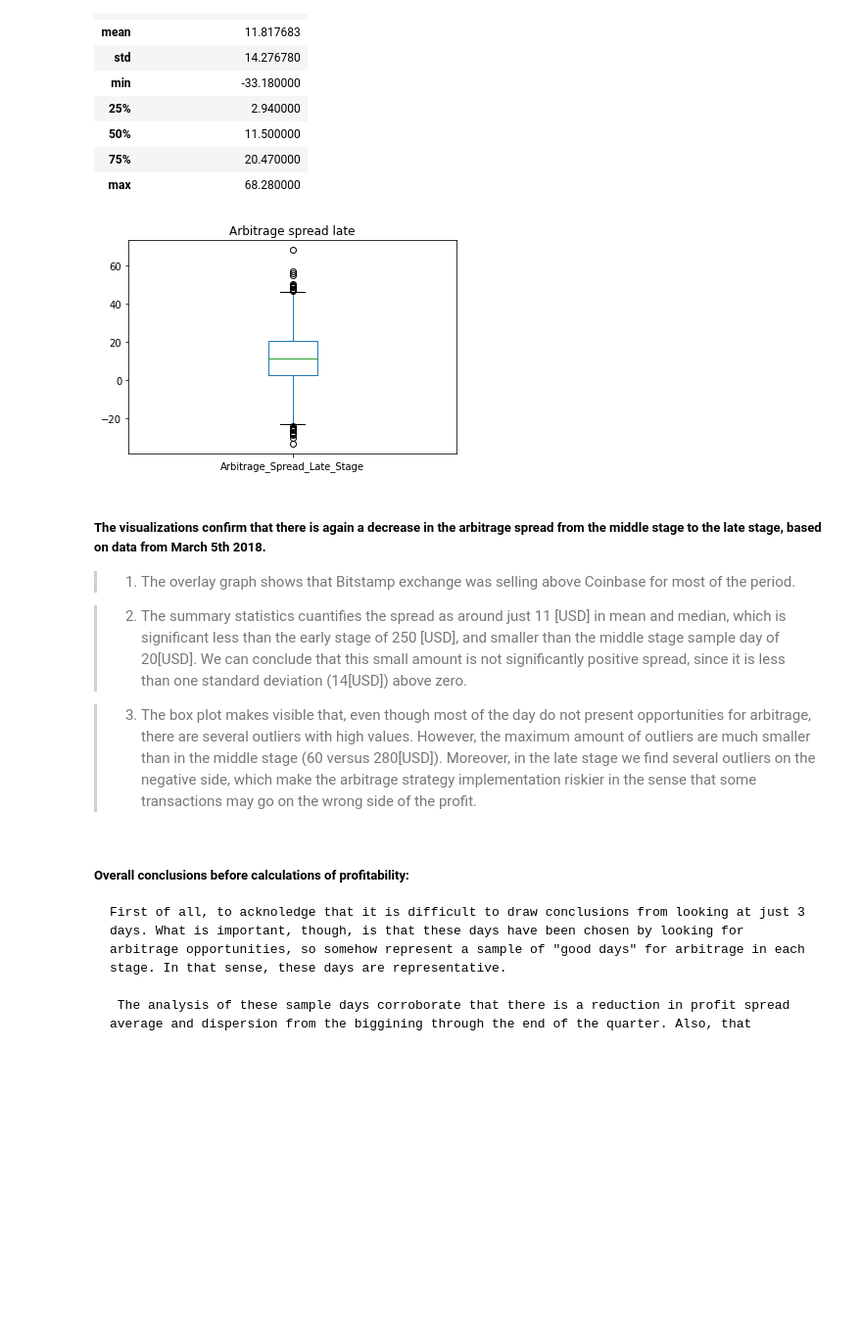
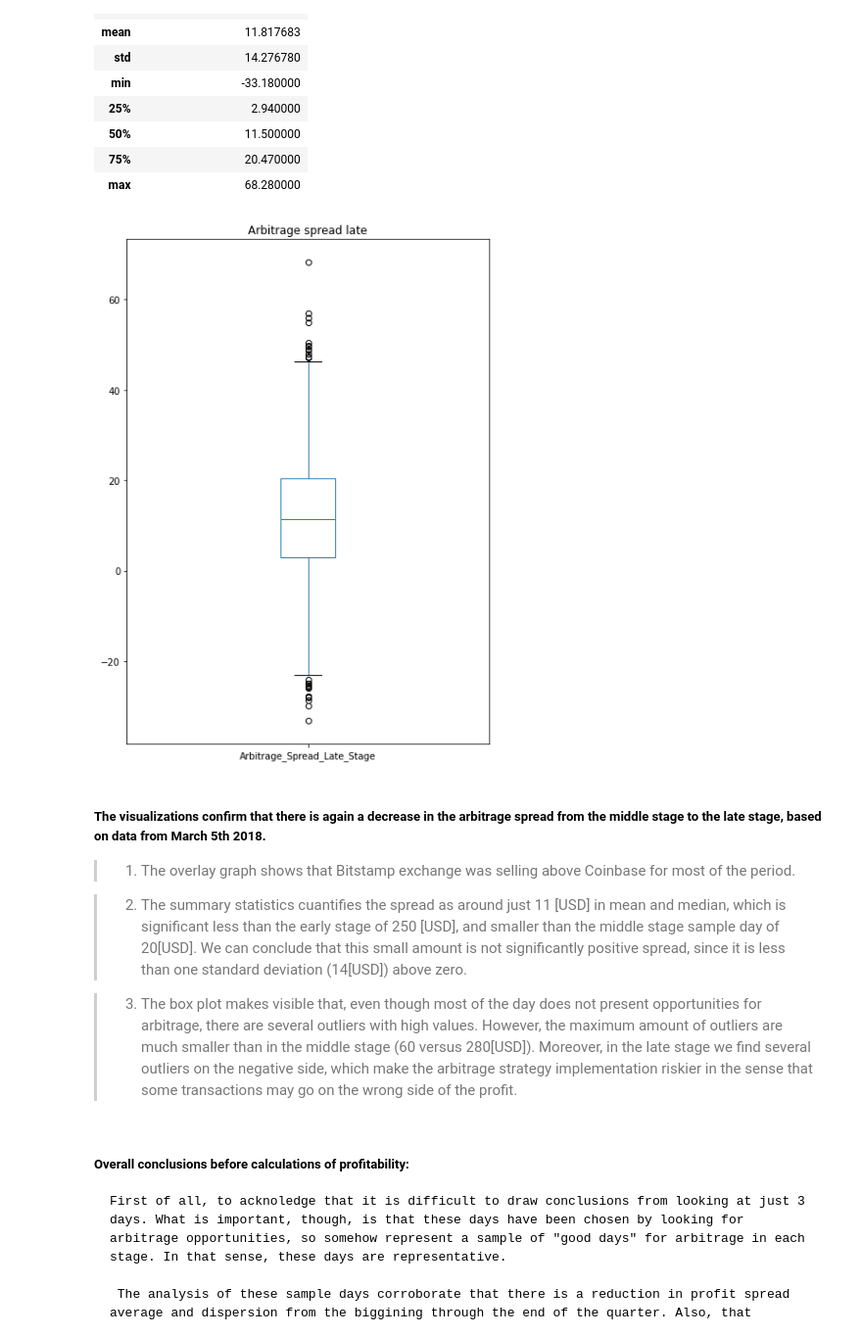
Before and after one commit to paocarvajal1912/Bitcoin_Arbitrage, a Jupyter notebook: Detailed_analisis_crypto_arbitrage.ipynb, the cells around one changed output. Shown at 98% size. Saved outputs shown, nothing was run; the diff lists cells and outputs as text; code cells hidden in the pictures; blank space fills up the shorter version.

```diff
--- a/Detailed_analisis_crypto_arbitrage.ipynb
+++ b/Detailed_analisis_crypto_arbitrage.ipynb
@@ -35,7 +35,12 @@ Steps to follow:
 # The CSV file is located in the Resources folder.
 # Set the index to the column "Date"
 # Set the parse_dates and infer_datetime_format parameters
-bitstamp = pd.read_csv(Path("Resources/bitstamp.csv"), index_col="Timestamp", parse_dates=True, infer_datetime_format=True)
+bitstamp = pd.read_csv(
+    Path("Resources/bitstamp.csv"),
+    index_col="Timestamp",
+    parse_dates=True,
+    infer_datetime_format=True
+)
 # %%
 # Use the head (and/or tail) function to confirm that the data was imported properly.
 bitstamp.head()
@@ -616,9 +734,12 @@ arbitrage_spread_late.describe().to_frame()
 | max | 68.280000 |
 # %%
 # Visualize the arbitrage spread from late in the dataset in a box plot
-arbitrage_spread_late.plot(kind='box', title= "Arbitrage spread late");
+arbitrage_spread_late.plot(
+    kind='box',
+    figsize=(7,10),
+    title= "Arbitrage spread late");
 # %% [output]
-[figure, old version]
+[figure, new version]
 # %% [markdown]
 ##### The visualizations confirm that there is again a decrease in the arbitrage spread from the middle stage to the late stage, based on data from March 5th 2018.
 
@@ -626,7 +747,7 @@ arbitrage_spread_late.plot(kind='box', title= "Arbitrage spread late");
 
 > 2. The summary statistics cuantifies the spread as around just 11 [USD] in mean and median, which is significant less than the early stage of 250 [USD], and smaller than the middle stage sample day of 20[USD]. We can conclude that this small amount is not significantly positive spread, since it is less than one standard deviation (14[USD]) above zero.
 
-> 3. The box plot makes visible that, even though most of the day do not present opportunities for arbitrage, there are several outliers with high values. However, the maximum amount of outliers are much smaller than in the middle stage (60 versus 280[USD]). Moreover, in the late stage we find several outliers on the negative side, which make the arbitrage strategy implementation riskier in the sense that some transactions may go on the wrong side of the profit.
+> 3. The box plot makes visible that, even though most of the day does not present opportunities for arbitrage, there are several outliers with high values. However, the maximum amount of outliers are much smaller than in the middle stage (60 versus 280[USD]). Moreover, in the late stage we find several outliers on the negative side, which make the arbitrage strategy implementation riskier in the sense that some transactions may go on the wrong side of the profit.
 # %% [markdown]
 ##### Overall conclusions before calculations of profitability:
     First of all, to acknoledge that it is difficult to draw conclusions from looking at just 3 days. What is important, though, is that these days have been chosen by looking for arbitrage opportunities, so somehow represent a sample of "good days" for arbitrage in each stage. In that sense, these days are representative.
```
Also changed, not shown: parts of 41 cells of this notebook.
